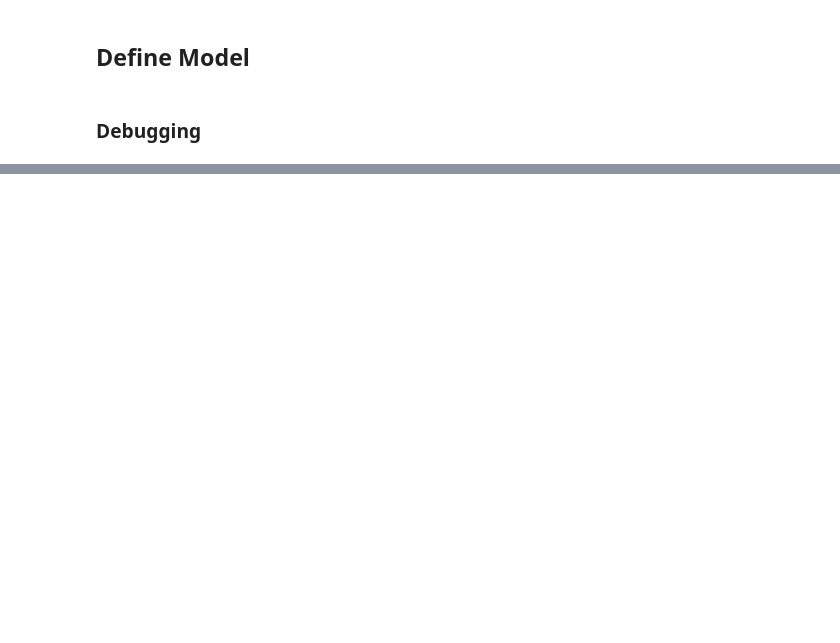
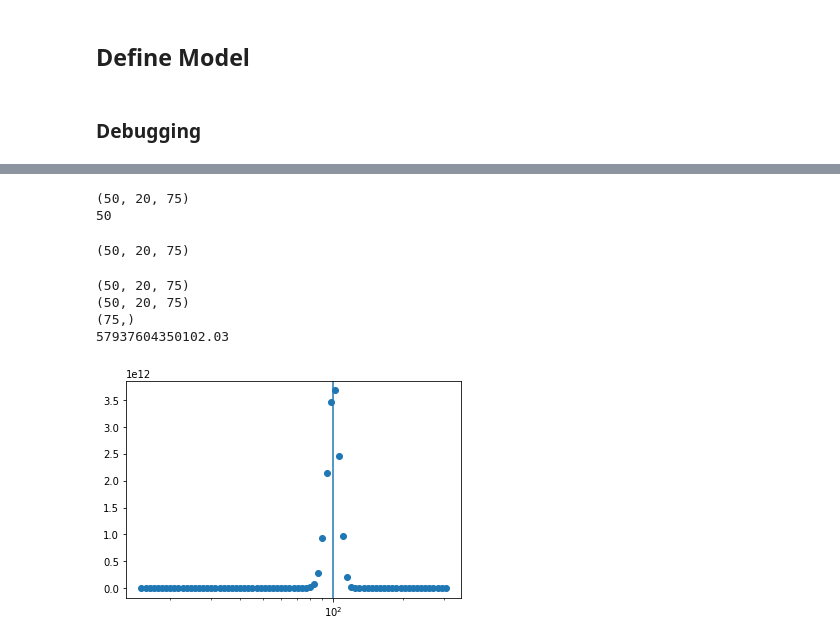
Before and after one commit to allenpinjic/mustar-project, a Jupyter notebook: notebook/Implementing_SPT_ModelV2.ipynb, the cells around one changed output, grey strips where cells are left out. Saved outputs shown, nothing was run; the diff lists cells and outputs as text; code cells hidden in the pictures; blank space fills up the shorter version.

```diff
--- a/notebook/Implementing_SPT_ModelV2.ipynb
+++ b/notebook/Implementing_SPT_ModelV2.ipynb
@@ -349,0 +481,69 @@ yerr = lbd_err
+# %%
+mm, zz, ll = np.meshgrid(mvec, zetavec, lbdvec, indexing='ij')
+print(mm.shape)
+print(mm[:,0,0].size)
+# %% [output]
+(50, 20, 75)
+50
+# %%
+# calling predictions;
+ln_lbd_pred = ln_lbd_given_M([A_lambda, B_lambda, C_lambda, scatter_lambda], mvec, z_i)
+ln_zeta_pred= ln_zeta_given_M([A_sze, B_sze, C_sze, scatter_sze], mvec, z_i)
+halo_mass_func = halo_mass_function(mvec, z_i)
+
+hmf = np.tile(halo_mass_func, (len(lbdvec), len(zetavec), 1)).T
+ln_lbd_pred = np.tile(ln_lbd_pred, (len(lbdvec), len(zetavec), 1)).T
+ln_zeta_pred = np.tile(ln_zeta_pred, (len(lbdvec), len(zetavec), 1)).T
+print(hmf.shape)
+# %% [output]
+(50, 20, 75)
+# %%
+# converting std to normal distribution
+s_zeta = logNormal_variance(ln_zeta_pred, scatter_sze)
+s_lambda = logNormal_variance(ln_lbd_pred, scatter_lambda)
+
+# avoid error messages
+rho_inv = (1-rho**2)
+rho_inv = np.where(rho_inv<=eps, -np.inf, 1/rho_inv)
+
+# # defining standirized variables
+lbd_std = (ll - np.exp(ln_lbd_pred))/s_lambda
+zeta_std = (zz - np.exp(ln_zeta_pred))/s_zeta
+
+# lbd_likelihood
+lp_lbd  = -rho_inv*lbd_std**2/2 -((ll-lbd_hat_i)/lbd_err_i)**2/2.
+
+# zeta likelihood
+lp_zeta = -rho_inv*zeta_std**2/2 -(chisi_i-np.sqrt(zz**2+3))**2/2.
+
+# corr likelihod
+lp_corr = rho*rho_inv*lbd_std*zeta_std
+
+lp_total_m = lp_lbd+lp_zeta+lp_corr
+p_total_m = np.exp(lp_total_m)*hmf#/M0
+#p_total_m = np.where(p_total_m<eps, 0., p_total_m)
+
+# integrate over M
+p_lbd_zeta = simps(p_total_m, x=mvec, axis=0)
+
+# integrate over zeta
+p_lbd = simps(p_lbd_zeta, x=zetavec, axis=0)
+
+# integrate over zeta
+p = simps(p_lbd, x=lbdvec, axis=0)
+
+print(ll.shape)
+print(ln_lbd_pred.shape)
+print(p_lbd.shape)
+print(p)
+# %% [output]
+(50, 20, 75)
+(50, 20, 75)
+(75,)
+57937604350102.03
+# %%
+plt.scatter(lbdvec,p_lbd)
+plt.axvline(lbd_hat_i)
+plt.xscale('log')
+# %% [output]
+[figure, added]
```
Also changed, not shown: parts of 35 cells of this notebook.
